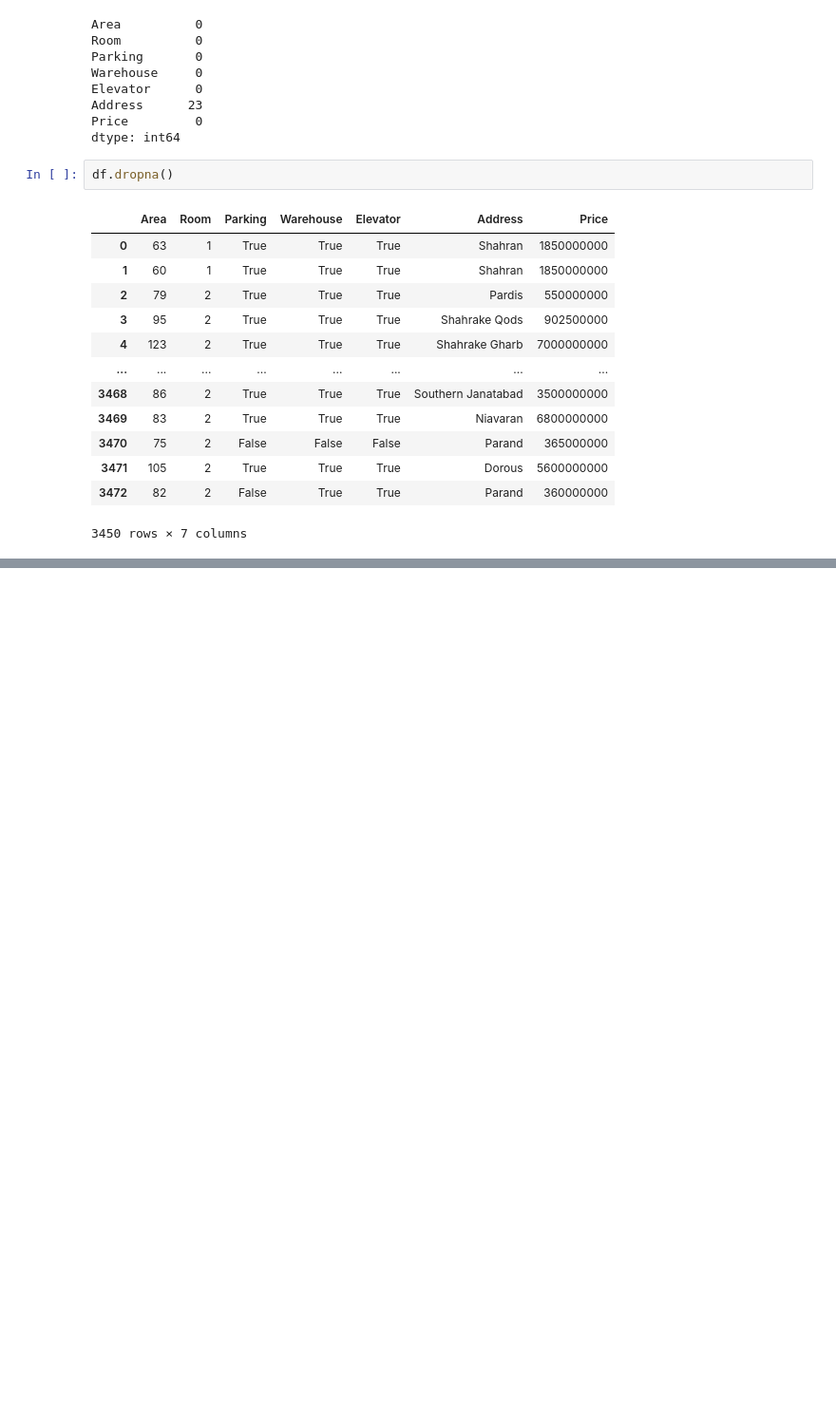
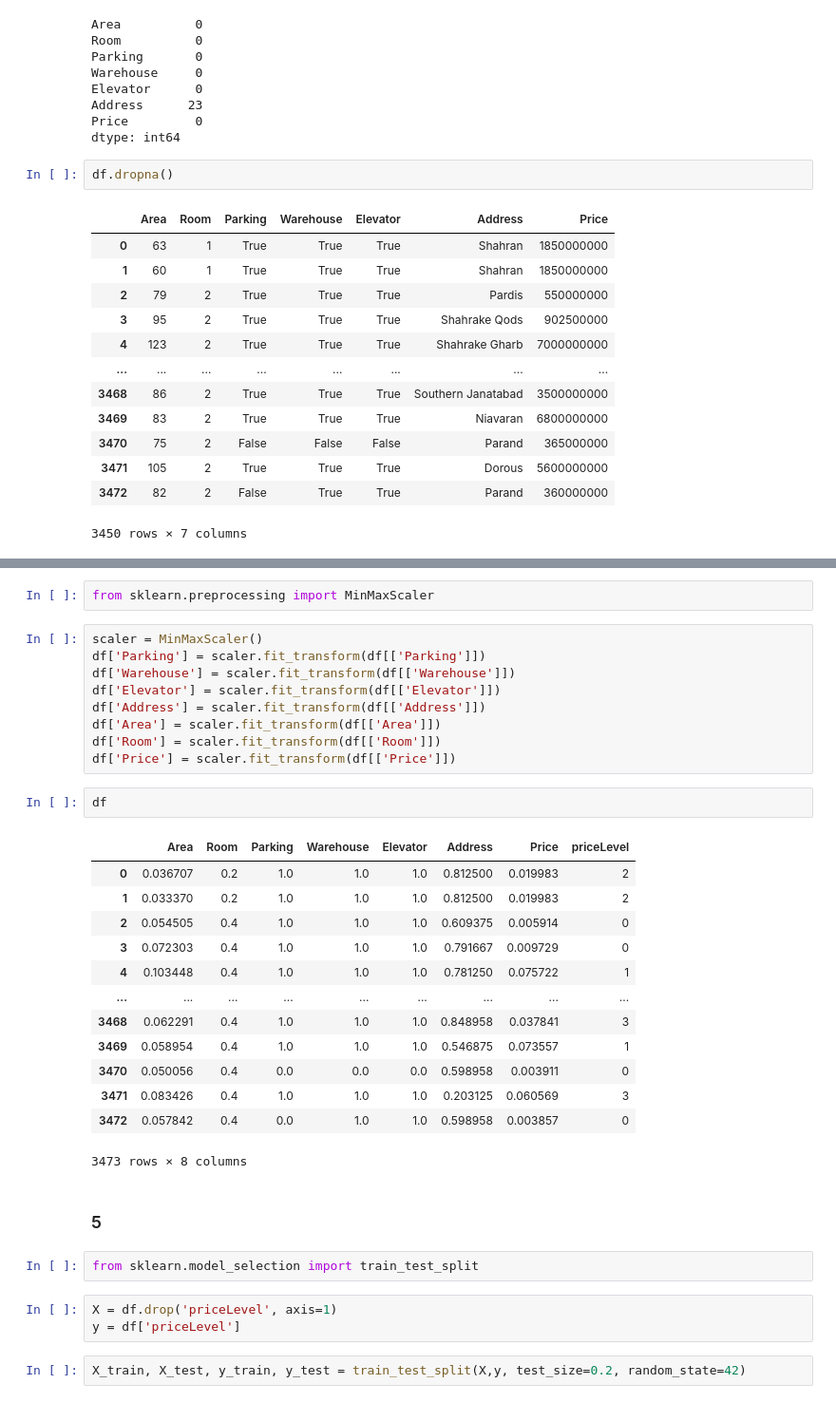
Before and after one commit to rojinakashefi/DataMining, a Jupyter notebook: MachineLearningVsDeepLearning/DataMining_HW2.ipynb, the cells around one changed output, grey strips where cells are left out. Shown at 95% size. Drawn from its saved outputs; the diff is of its cells as text; blank space fills up the shorter version.

Commit message:
HW2 preprocess finished

```diff
--- a/MachineLearningVsDeepLearning/DataMining_HW2.ipynb
+++ b/MachineLearningVsDeepLearning/DataMining_HW2.ipynb
@@ -57,0 +115,36 @@ df['priceLevel']
+# %%
+from sklearn.preprocessing import MinMaxScaler
+# %%
+scaler = MinMaxScaler()
+df['Parking'] = scaler.fit_transform(df[['Parking']])
+df['Warehouse'] = scaler.fit_transform(df[['Warehouse']])
+df['Elevator'] = scaler.fit_transform(df[['Elevator']])
+df['Address'] = scaler.fit_transform(df[['Address']])
+df['Area'] = scaler.fit_transform(df[['Area']])
+df['Room'] = scaler.fit_transform(df[['Room']])
+df['Price'] = scaler.fit_transform(df[['Price']])
+# %%
+df
+# %% [output]
+|  | Area | Room | Parking | Warehouse | Elevator | Address | Price | priceLevel |
+| 0 | 0.036707 | 0.2 | 1.0 | 1.0 | 1.0 | 0.812500 | 0.019983 | 2 |
+| 1 | 0.033370 | 0.2 | 1.0 | 1.0 | 1.0 | 0.812500 | 0.019983 | 2 |
+| 2 | 0.054505 | 0.4 | 1.0 | 1.0 | 1.0 | 0.609375 | 0.005914 | 0 |
+| 3 | 0.072303 | 0.4 | 1.0 | 1.0 | 1.0 | 0.791667 | 0.009729 | 0 |
+| 4 | 0.103448 | 0.4 | 1.0 | 1.0 | 1.0 | 0.781250 | 0.075722 | 1 |
+| ... | ... | ... | ... | ... | ... | ... | ... | ... |
+| 3468 | 0.062291 | 0.4 | 1.0 | 1.0 | 1.0 | 0.848958 | 0.037841 | 3 |
+| 3469 | 0.058954 | 0.4 | 1.0 | 1.0 | 1.0 | 0.546875 | 0.073557 | 1 |
+| 3470 | 0.050056 | 0.4 | 0.0 | 0.0 | 0.0 | 0.598958 | 0.003911 | 0 |
+| 3471 | 0.083426 | 0.4 | 1.0 | 1.0 | 1.0 | 0.203125 | 0.060569 | 3 |
+| 3472 | 0.057842 | 0.4 | 0.0 | 1.0 | 1.0 | 0.598958 | 0.003857 | 0 |
+3473 rows × 8 columns
+# %% [markdown]
+### 5
+# %%
+from sklearn.model_selection import train_test_split
+# %%
+X = df.drop('priceLevel', axis=1)
+y = df['priceLevel']
+# %%
+X_train, X_test, y_train, y_test = train_test_split(X,y, test_size=0.2, random_state=42)
```
Also changed, not shown: parts of 14 cells of this notebook.
